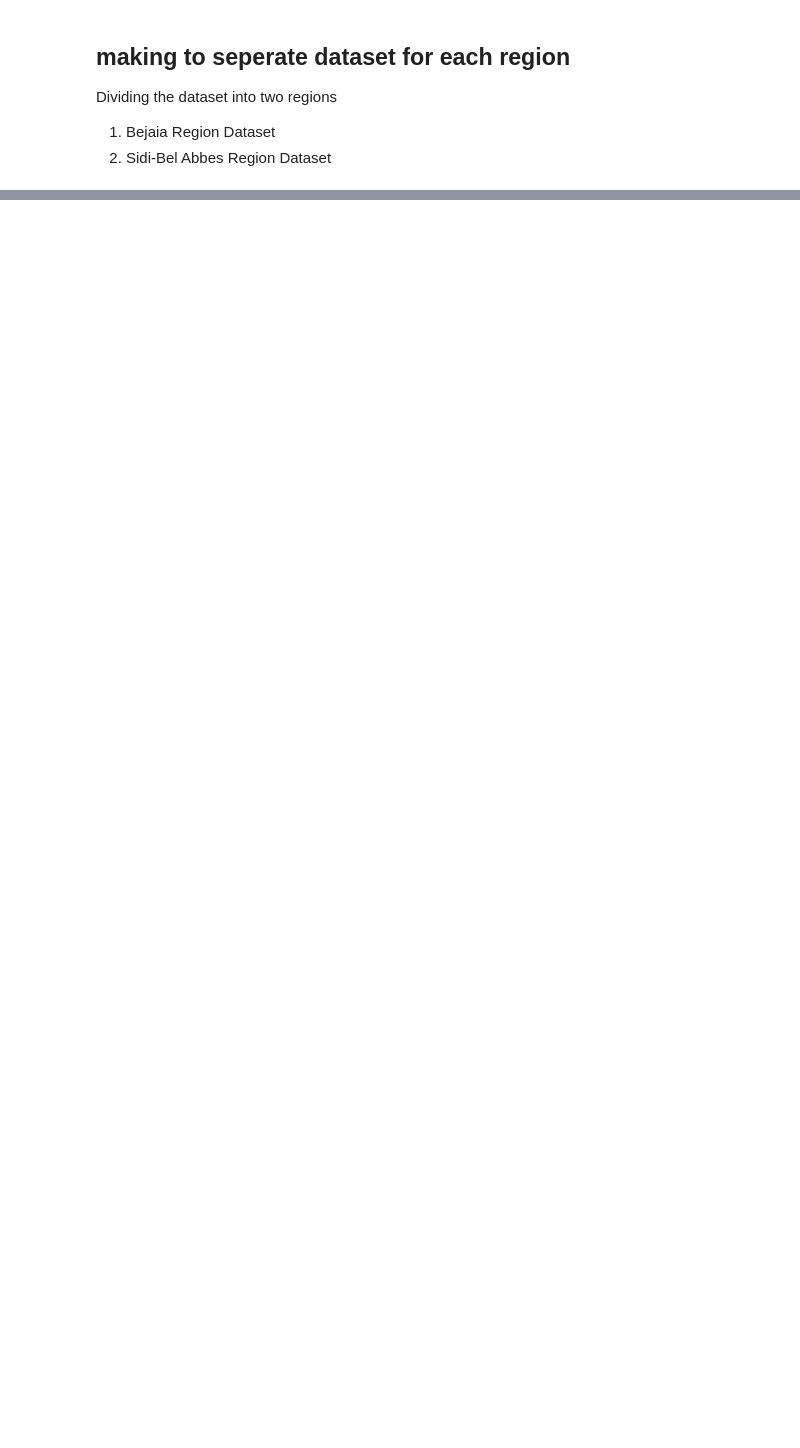
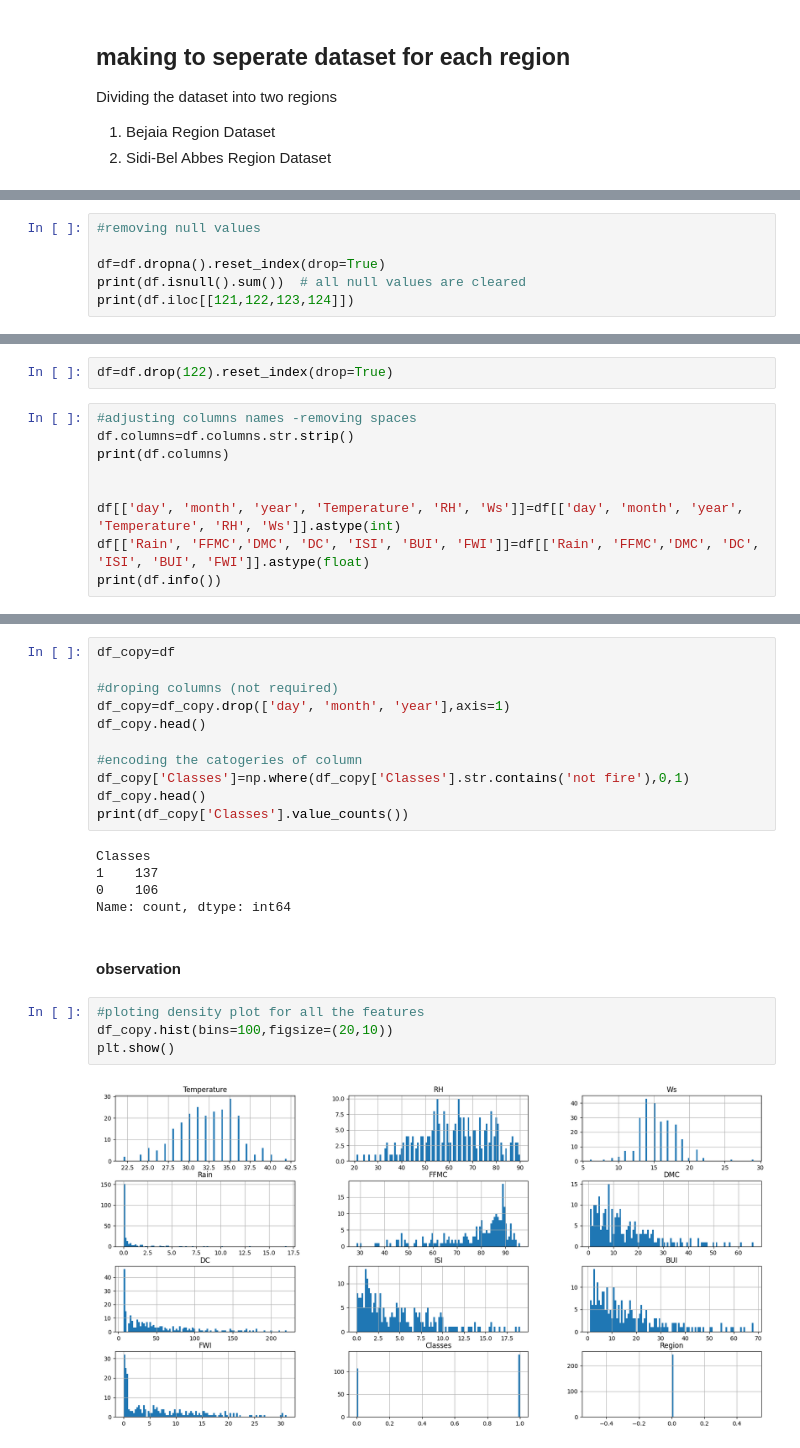
Before and after one commit to pushpak-2099/AIML, a Jupyter notebook: Forest_Fires_project/forest_fire.ipynb, the cells around one changed output, grey strips where cells are left out. Drawn from its saved outputs; the diff is of its cells as text; blank space fills up the shorter version.

```diff
--- a/Forest_Fires_project/forest_fire.ipynb
+++ b/Forest_Fires_project/forest_fire.ipynb
@@ -129,0 +136,6 @@ dtype: int64
+# %%
+#removing null values
+
+df=df.dropna().reset_index(drop=True)
+print(df.isnull().sum())  # all null values are cleared
+print(df.iloc[[121,122,123,124]])
@@ -129,0 +162,11 @@ dtype: int64
+# %%
+df=df.drop(122).reset_index(drop=True)
+# %%
+#adjusting columns names -removing spaces
+df.columns=df.columns.str.strip()
+print(df.columns)
+
+
+df[['day', 'month', 'year', 'Temperature', 'RH', 'Ws']]=df[['day', 'month', 'year', 'Temperature', 'RH', 'Ws']].astype(int)
+df[['Rain', 'FFMC','DMC', 'DC', 'ISI', 'BUI', 'FWI']]=df[['Rain', 'FFMC','DMC', 'DC', 'ISI', 'BUI', 'FWI']].astype(float)
+print(df.info())
@@ -129,0 +193,24 @@ dtype: int64
+# %%
+df_copy=df
+
+#droping columns (not required)
+df_copy=df_copy.drop(['day', 'month', 'year'],axis=1)
+df_copy.head()
+
+#encoding the catogeries of column
+df_copy['Classes']=np.where(df_copy['Classes'].str.contains('not fire'),0,1)
+df_copy.head()
+print(df_copy['Classes'].value_counts())
+# %% [output]
+Classes
+1    137
+0    106
+Name: count, dtype: int64
+# %% [markdown]
+#### observation
+# %%
+#ploting density plot for all the features
+df_copy.hist(bins=100,figsize=(20,10))
+plt.show()
+# %% [output]
+[figure, added]
```
Also changed, not shown: parts of 16 cells of this notebook, 1 other file.
